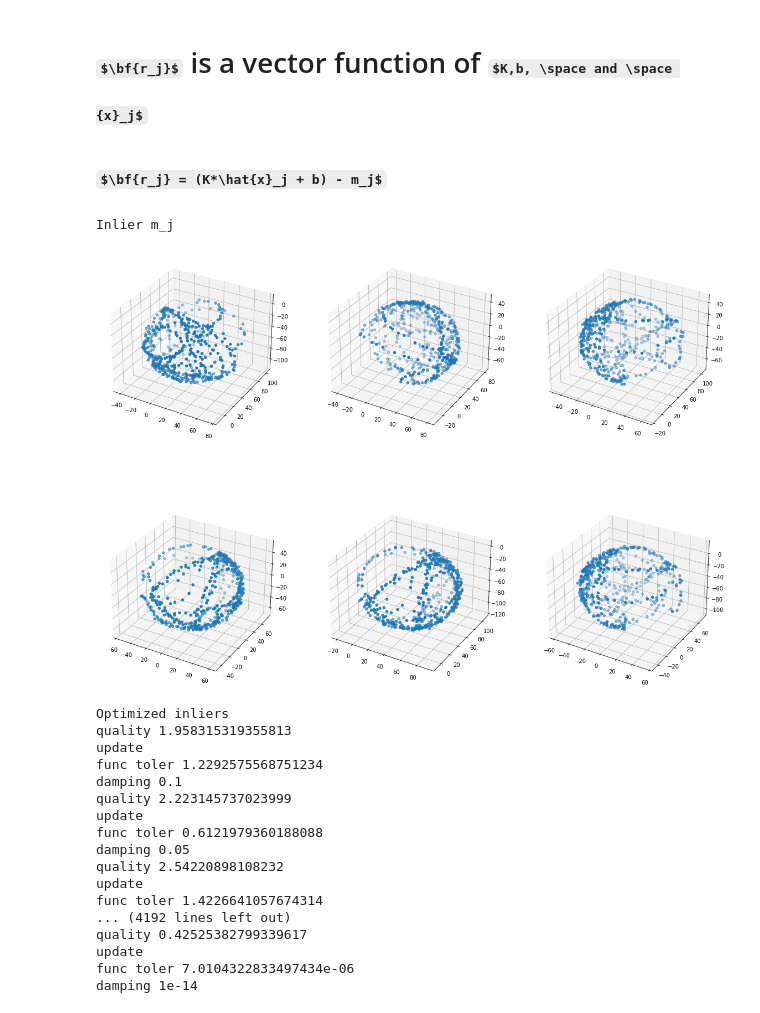
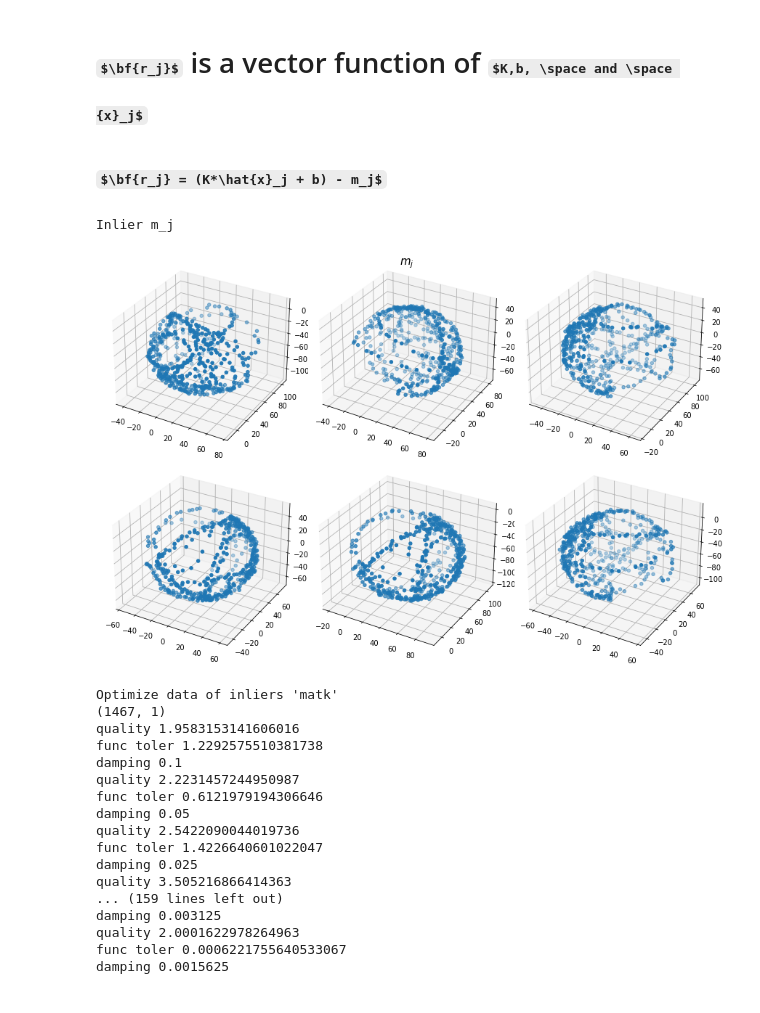
Before and after one commit to Fusroda-h/LM, a Jupyter notebook: optimization.ipynb, the cells around one changed output. Cells and saved outputs as stored; diff of their text form; code cells hidden in the pictures; some formulas as TeX source.

```diff
--- a/optimization.ipynb
+++ b/optimization.ipynb
@@ -24,13 +29,15 @@ for i in range(6):
 ## $\bf{r_j} = (K*\hat{x}_j + b) - m_j$
 # %%
 print("Inlier m_j")
-fig = plt.figure(figsize=(20,15))
+fig = plt.figure(figsize=(12,8))
 ax=[]
 for i in range(6):
     ax.append(fig.add_subplot(int(f'23{i+1}'),projection='3d'))
     ax[i].scatter(matk[i][:,0],matk[i][:,1],matk[i][:,2])
+fig.tight_layout()
+fig.suptitle("$m_j$",fontsize=15,fontweight='bold')
 plt.show()
 # %% [output]
 Inlier m_j
-[figure, old version]
+[figure, new version]
 # %%
@@ -193,29 +254,26 @@ def LM(matk,k):
 # %%
-print("Optimized inliers")
-
+print("Optimize data of inliers 'matk'")
 params=[]
-ests = []
-costs = []
+costs_in = []
 for i in range(6):
-    est,p,cost = LM(matk,i)
+    p,cost = LM(matk,i)
     params.append(p)
-    ests.append(est)
-    costs.append(cost)
+    costs_in.append(cost)
 # %% [output]
-Optimized inliers
-quality 1.958315319355813
-update
-func toler 1.2292575568751234
+Optimize data of inliers 'matk'
+(1467, 1)
+quality 1.9583153141606016
+func toler 1.2292575510381738
 damping 0.1
-quality 2.223145737023999
-update
-func toler 0.6121979360188088
+quality 2.2231457244950987
+func toler 0.6121979194306646
 damping 0.05
-quality 2.54220898108232
-update
-func toler 1.4226641057674314
-... (4192 lines left out)
-quality 0.42525382799339617
-update
-func toler 7.0104322833497434e-06
-damping 1e-14
+quality 2.5422090044019736
+func toler 1.4226640601022047
+damping 0.025
+quality 3.505216866414363
+... (159 lines left out)
+damping 0.003125
+quality 2.0001622978264963
+func toler 0.0006221755640533067
+damping 0.0015625
```
Also changed, not shown: parts of 35 cells of this notebook.
